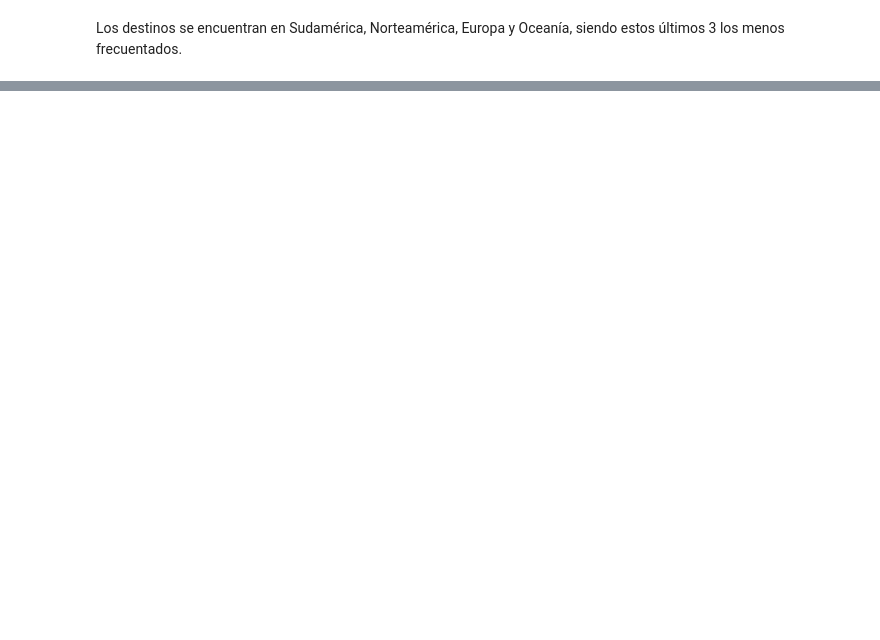
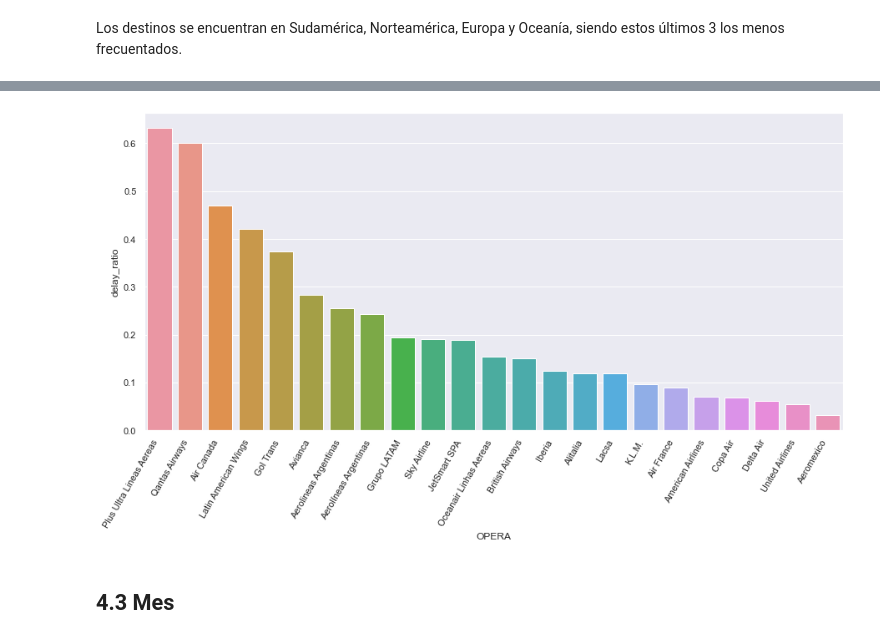
Before and after one commit to igonzalezperez/airline-challenge, a Jupyter notebook: solution.ipynb, the cells around one changed output, grey strips where cells are left out. Saved outputs shown, nothing was run; the diff lists cells and outputs as text; code cells hidden in the pictures; blank space fills up the shorter version.

```diff
--- a/solution.ipynb
+++ b/solution.ipynb
@@ -811,0 +879,6 @@ Los destinos se encuentran en Sudamérica, Norteamérica, Europa y Oceanía, sie
+# %%
+op_rate = data[['OPERA', 'atraso_15']].groupby('OPERA').agg(['sum', 'count'])['atraso_15']
+op_rate['delay_ratio'] = op_rate['sum'] / op_rate['count']
+op_rate.reset_index(inplace=True)
+op_rate.sort_values('delay_ratio', inplace=True, ascending=False)
+op_rate
@@ -811,0 +903,8 @@ Los destinos se encuentran en Sudamérica, Norteamérica, Europa y Oceanía, sie
+# %%
+fig, ax = plt.subplots(1, 1, figsize=(15, 7))
+sns.barplot(data=op_rate, x='OPERA', y='delay_ratio', ax=ax)
+_ = ax.set_xticklabels(ax.get_xticklabels(), rotation=60, horizontalalignment='right')
+# %% [output]
+[figure, added]
+# %% [markdown]
+## 4.3 Mes
```
Also changed, not shown: parts of 24 cells of this notebook.
